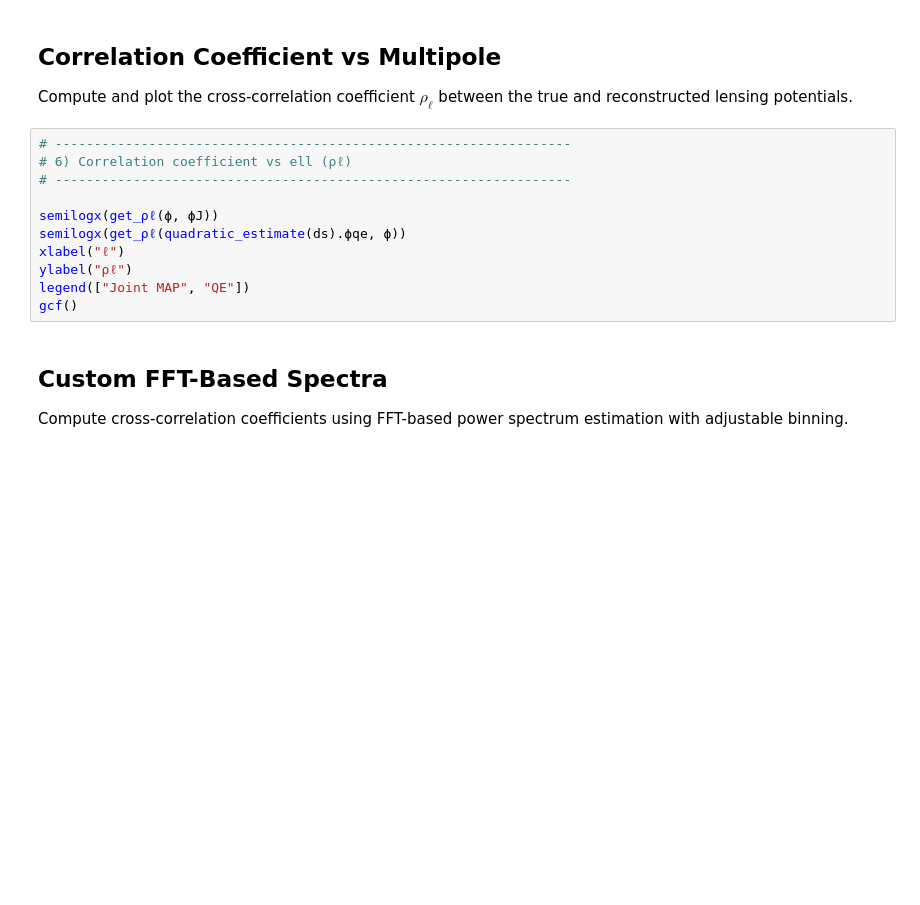
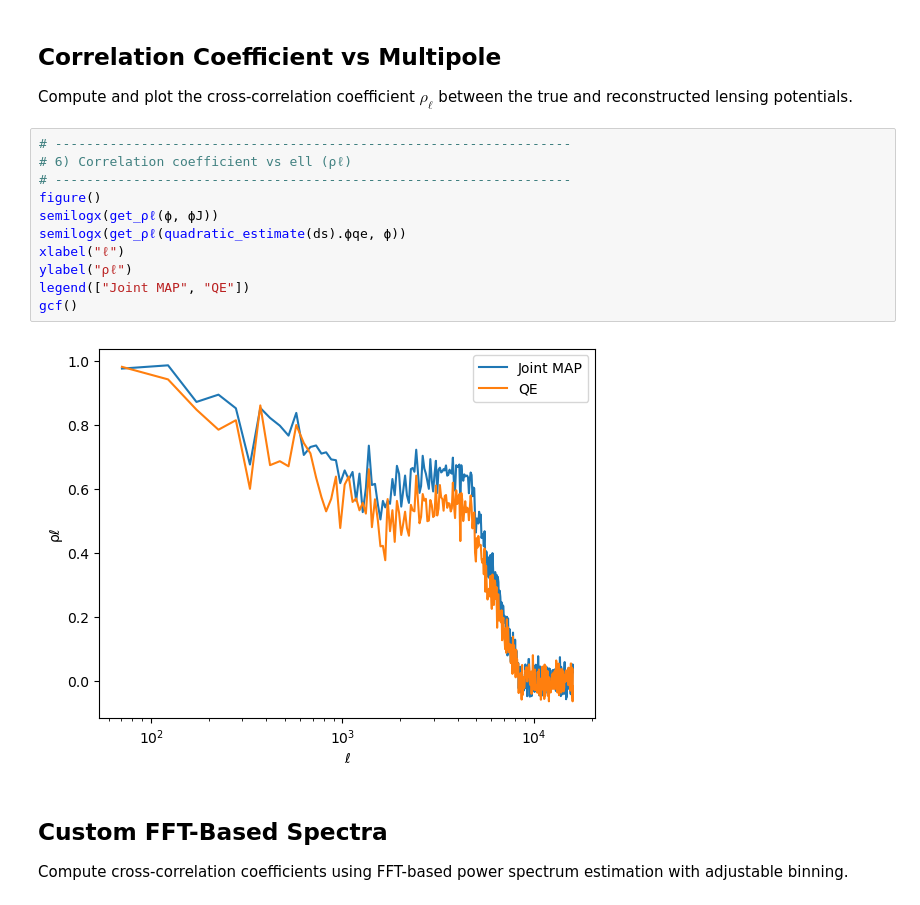
Before and after one commit to mdh959/CMB_Project, a Jupyter notebook: project.ipynb, the cells around one changed output. Drawn from its saved outputs; the diff is of its cells as text; blank space fills up the shorter version.

```diff
--- a/project.ipynb
+++ b/project.ipynb
@@ -176,14 +220,16 @@ Compute and plot the cross-correlation coefficient $\rho_\ell$ between the true
 # %%
 # ------------------------------------------------------------------
 # 6) Correlation coefficient vs ell (ρℓ)
 # ------------------------------------------------------------------
-
+figure()
 semilogx(get_ρℓ(ϕ, ϕJ))
 semilogx(get_ρℓ(quadratic_estimate(ds).ϕqe, ϕ))
 xlabel("ℓ")
 ylabel("ρℓ")
 legend(["Joint MAP", "QE"])
 gcf()
+# %% [output]
+[figure, added]
 # %% [markdown]
 ## Custom FFT-Based Spectra
 Compute cross-correlation coefficients using FFT-based power spectrum estimation with adjustable binning.
```
Also changed, not shown: parts of 23 cells of this notebook, 3 other files.
